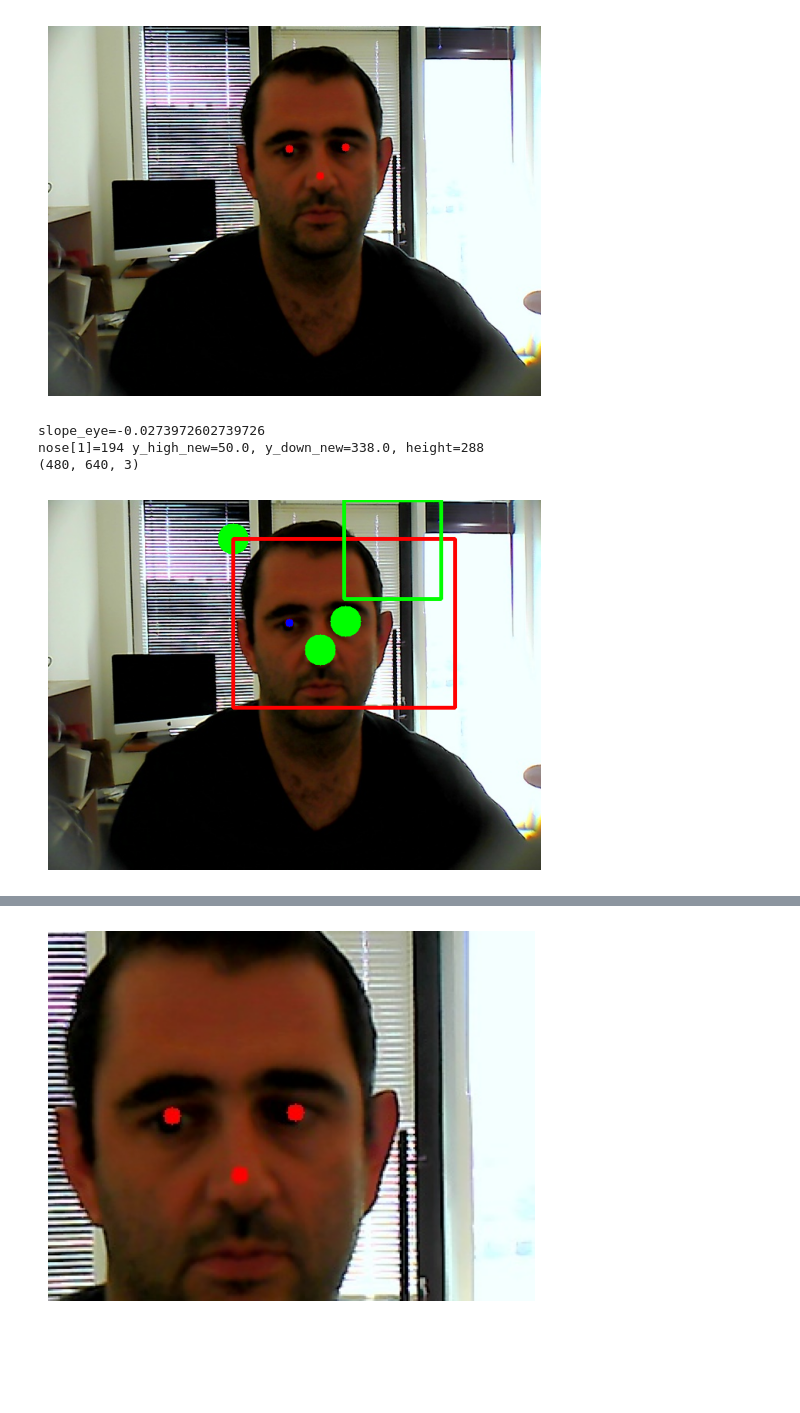
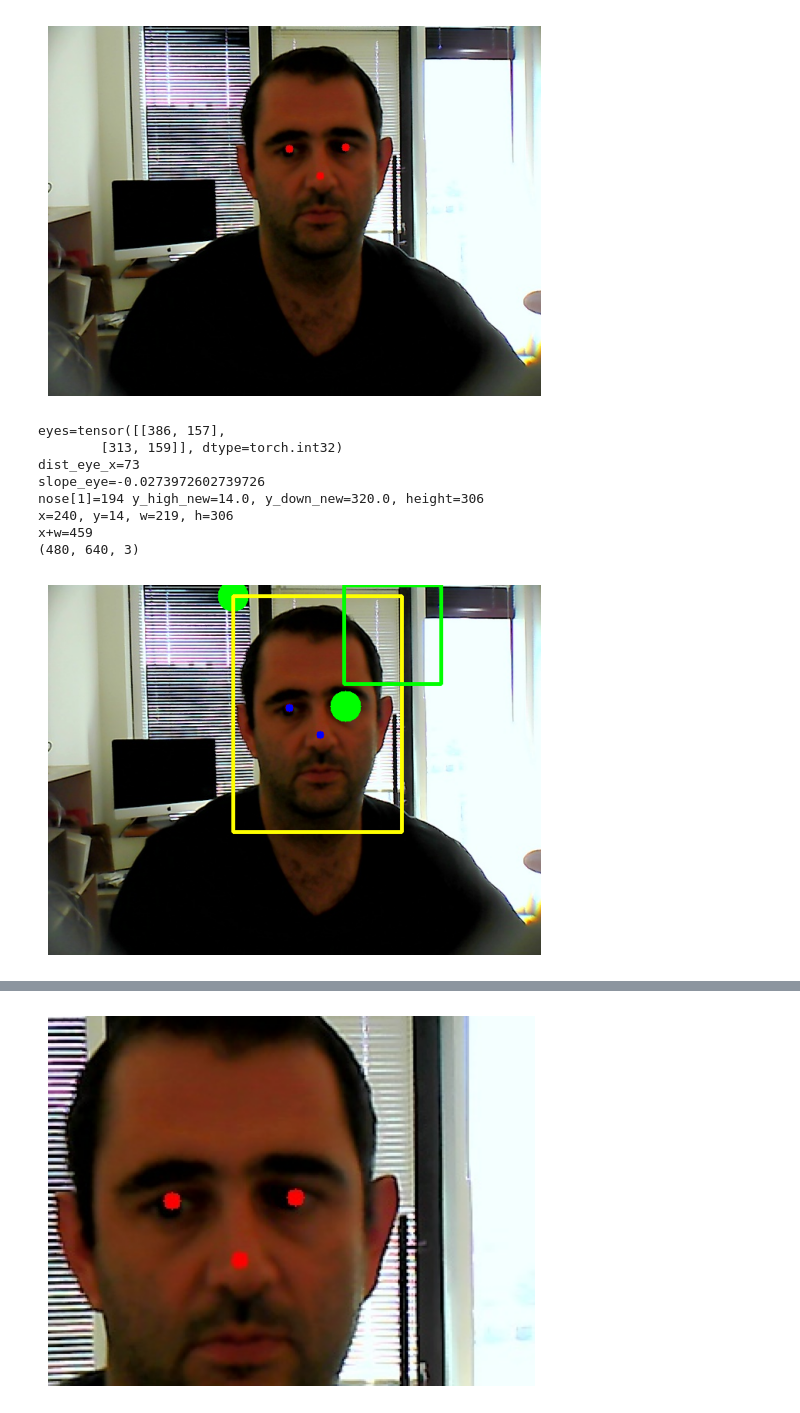
Before and after one commit to smbensi/new_img, a Jupyter notebook: scripts/run_tests.ipynb, the cells around one changed output, grey strips where cells are left out. Drawn from its saved outputs; the diff is of its cells as text; code cells hidden in the pictures; blank space fills up the shorter version.

```diff
--- a/scripts/run_tests.ipynb
+++ b/scripts/run_tests.ipynb
@@ -85,12 +85,13 @@ def find_face(nose,left_eye,right_eye,img_shape):
     Returns:
         [type]: [description]
     """
-    left_eye = left_eye.numpy()
-    right_eye = right_eye.numpy()
+    left_eye = left_eye.numpy()   # will be on the right  [0] x-> column [1] y -> row
+    right_eye = right_eye.numpy()  # will be on the left
     nose = nose.numpy()
 
-    dist_eye_x  = left_eye[0] - right_eye[0]
-    dist_eye_y  = left_eye[1] - right_eye[1]
+    dist_eye_x  = left_eye[0] - right_eye[0]   # distance in column
+    print(f"{dist_eye_x=}")
+    dist_eye_y  = left_eye[1] - right_eye[1]    # distance in rows
 
     if dist_eye_x == 0:
         dist_eye_x = 20
@@ -102,16 +103,20 @@ def find_face(nose,left_eye,right_eye,img_shape):
 
     hypo = np.sqrt(dist_eye_x**2 + dist_eye_y**2)
 
-    proportion = 2 # original
-    x_left_new = left_eye[0] - proportion*dist_eye_x
+    # proportion = 2 # original
+    proportion = 1 # original
+    # x_left_new = left_eye[0] - proportion*dist_eye_x # original
+    x_left_new = right_eye[0] - proportion*dist_eye_x
     y_left_new = left_eye[1] - proportion*dist_eye_y
 
-    x_right_new = right_eye[0] + proportion*dist_eye_x
+    # x_right_new = right_eye[0] + proportion*dist_eye_x # orignal
+    x_right_new = left_eye[0] + proportion*dist_eye_x
     y_right_new = right_eye[1] + proportion*dist_eye_y
 
     x_final = np.max((0,np.round(x_left_new).astype(int)))
 
     width = np.min((img_shape[1]-x_final-1, np.round(x_right_new - x_left_new).astype(int)))
+    # print(f"{x_left_new=} , {x_right_new=} , {width=}")
 
     x_m = right_eye[0] + 0.5*dist_eye_x
     y_m = right_eye[1] + 0.5*dist_eye_y
@@ -119,9 +124,9 @@ def find_face(nose,left_eye,right_eye,img_shape):
     dist_nose_x = nose[0] - x_m
     dist_nose_y = nose[1] - y_m
 
-    proportion2 = 4 # original
+    proportion2 = 3.5 # original
     x_high_new = nose[0] - proportion2*dist_nose_x
-    y_high_new = nose[1] - (proportion2)*dist_nose_y
+    y_high_new = nose[1] - (proportion2+1.5)*dist_nose_y
 
     x_down_new = x_m + (proportion2)*dist_nose_x
     # y_down_new = y_m + proportion2*dist_nose_y # original
@@ -134,31 +139,39 @@ def find_face(nose,left_eye,right_eye,img_shape):
 # %%
 new_img = None
 new_img = show_pose(img, pose_result)
 nose = check_nose(pose_result.keypoints)
 eyes = check_eyes(pose_result.keypoints)
-x,y,w,h = find_face(nose,eyes[0],eyes[1],img.shape)
-color = (255,0,0)
+print(f"{eyes=}")
+x,y,h,w = find_face(nose,eyes[0],eyes[1],img.shape)
+print(f"{x=}, {y=}, {w=}, {h=}")
+color = (255,255,0)
 thickness = 3
 cv2.circle(new_img, (x,y), 20, (0,255,0), -1)
 pt1 = (x,y)
 pt2 = (x+w, y+h)
+print(f"x+w={x+w}")
 cv2.rectangle(new_img, pt1, pt2, color, thickness)
 cv2.rectangle(new_img,(384,0),(510,128),(0,255,0),3)
 nose = nose.numpy()
 eyes = eyes.numpy()
 left_eye = eyes[0]
-cv2.circle(new_img, (nose[0],nose[1]), 20, (0,255,0), -1)
+# cv2.circle(new_img, (nose[0],nose[1]), 20, (0,255,0), -1)
 cv2.circle(new_img, (left_eye[0],left_eye[1]), 20, (0,255,0), -1)
 
 print(img.shape)
 plt.imshow(new_img)
 plt.axis('off')  # Turn  axis numbers and ticks
 plt.show()
 # %% [output]
+eyes=tensor([[386, 157],
+        [313, 159]], dtype=torch.int32)
+dist_eye_x=73
 slope_eye=-0.0273972602739726
-nose[1]=194 y_high_new=50.0, y_down_new=338.0, height=288
+nose[1]=194 y_high_new=14.0, y_down_new=320.0, height=306
+x=240, y=14, w=219, h=306
+x+w=459
 (480, 640, 3)
-[figure, old version]
+[figure, new version]
 # %%
 print(f"{x=}, {y=}, {w=}, {h=}")
 # %% [output]
```
Also changed, not shown: parts of 1 cell of this notebook, 32 other files.
